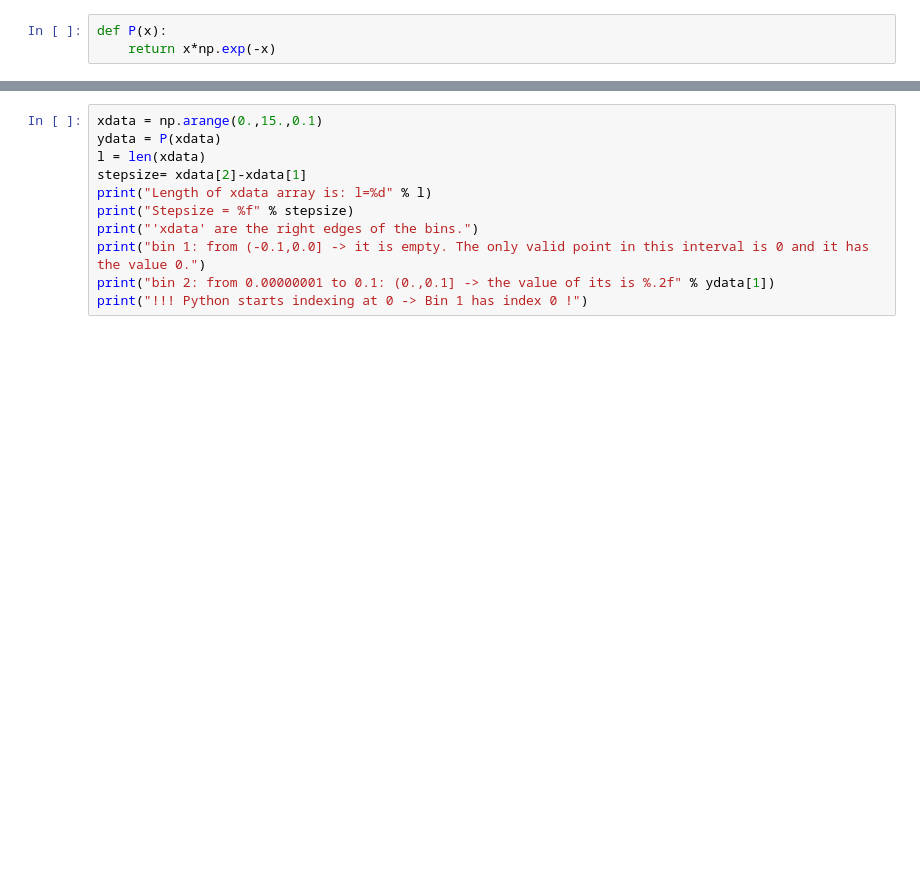
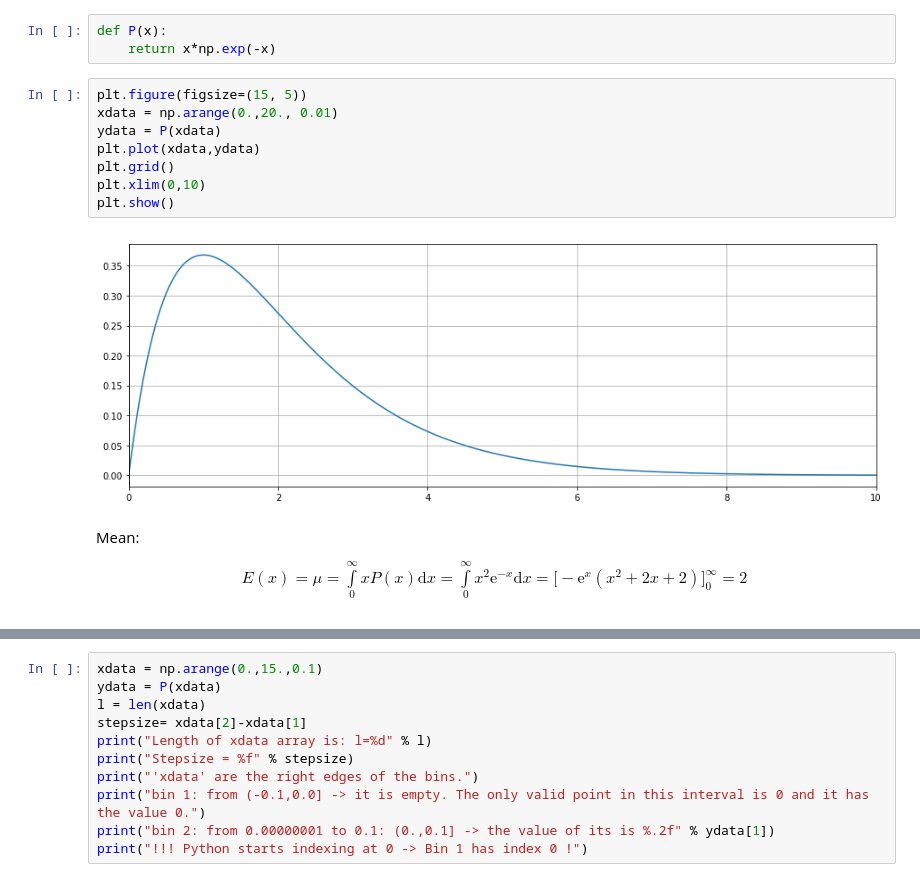
Before and after one commit to schustermartin/data_analysis_tutorium, a Jupyter notebook: Exercises/Chapter_02/Ch02_Ex08.ipynb, the cells around one changed output, grey strips where cells are left out. Drawn from its saved outputs; the diff is of its cells as text; blank space fills up the shorter version.

```diff
--- a/Exercises/Chapter_02/Ch02_Ex08.ipynb
+++ b/Exercises/Chapter_02/Ch02_Ex08.ipynb
@@ -18,3 +18,18 @@ import matplotlib.pyplot as plt
 # %%
 def P(x):
     return x*np.exp(-x)
+# %%
+plt.figure(figsize=(15, 5))
+xdata = np.arange(0.,20., 0.01)
+ydata = P(xdata)
+plt.plot(xdata,ydata)
+plt.grid()
+plt.xlim(0,10)
+plt.show()
+# %% [output]
+[figure, added]
+# %% [markdown]
+Mean:
+\begin{align}
+E(x) = \mu = \int\limits_{0}^{\infty}xP(x)\mathrm{d}x = \int\limits_{0}^{\infty}x^2\mathrm{e}^{-x}\mathrm{d}x = \big[-\textrm{e}^x(x^2+2x+2)\big]_0^{\infty} = 2
+\end{align}
```
Also changed, not shown: parts of 17 cells of this notebook.
